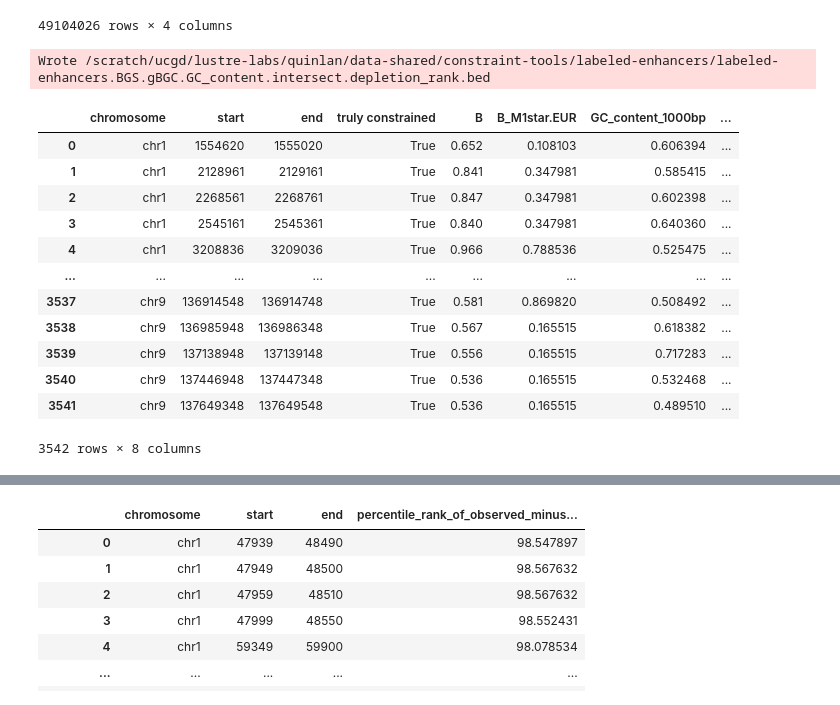
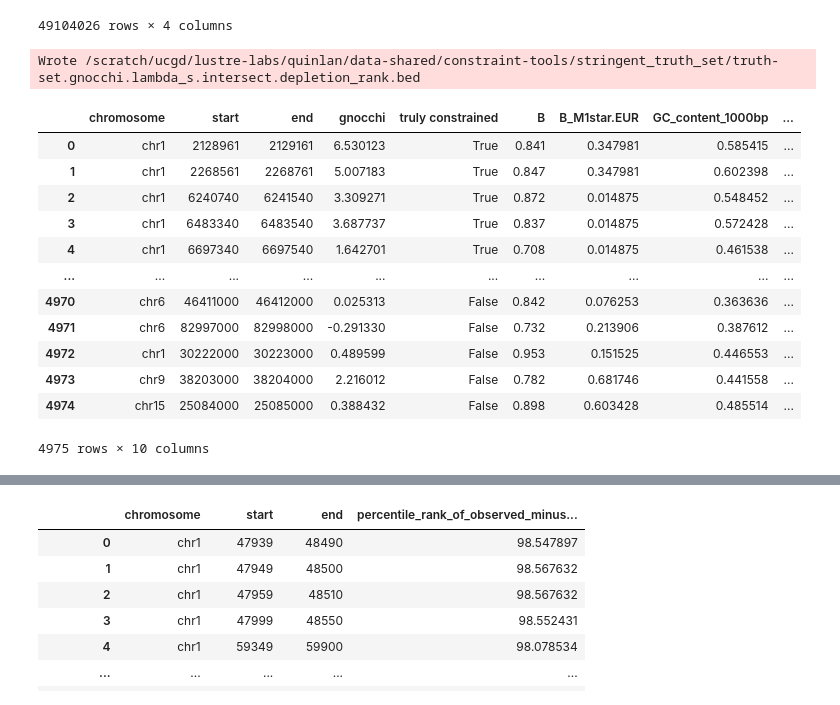
Before and after one commit to quinlan-lab/constraint-tools, a Jupyter notebook: papers/neutral_models_are_biased/8.labeled-enhancers/main.2.ipynb, the cells around one changed output, grey strips where cells are left out. Drawn from its saved outputs; the diff is of its cells as text; code cells hidden in the pictures.

Commit message:
generate identical truth sets for all four constraint metrics

```diff
--- a/papers/neutral_models_are_biased/8.labeled-enhancers/main.2.ipynb
+++ b/papers/neutral_models_are_biased/8.labeled-enhancers/main.2.ipynb
@@ -347,37 +271,31 @@ create_bed_file_of_depletion_rank_scores()
 | 49104025 | chr9 | 138172000 | 138172500 | 0.596496 |
 49104026 rows × 4 columns
 # %%
-def get_depletion_rank_for_essential_enhancers():
+def assign_depletion_rank_to_truth_set():
     df = intersect_and_aggregate(
-        a_filename_stem = f'{CONSTRAINT_TOOLS_DATA}/labeled-enhancers/labeled-enhancers.BGS.gBGC.GC_content',
+        a_filename_stem = f'{CONSTRAINT_TOOLS_DATA}/stringent_truth_set/truth-set.gnocchi.lambda_s',
         b_filename = f'{CONSTRAINT_TOOLS_DATA}/depletion_rank_scores/41586_2022_4965_MOESM3_ESM.reformatted.bed',
         b_class = 'depletion_rank',
         b_features = ['depletion_rank_constraint_score_complement'],
         b_class_aggregation_functions = [pl.col('depletion_rank_constraint_score_complement').max()] # expect that this pulls down the window that maximally overlaps enhancer
     )
-    df = df.filter(pl.col('truly constrained'))
-    df = df[['enhancer_chrom', 'enhancer_start', 'enhancer_end', 'truly constrained', 'B', 'B_M1star.EUR', 'GC_content_1000bp', 'depletion_rank_constraint_score_complement']]
-    df = df.rename({
-        'enhancer_chrom': 'chromosome',
-        'enhancer_start': 'start',
-        'enhancer_end': 'end',
-    })
     df = df.to_pandas()
+    df.to_csv(f'{CONSTRAINT_TOOLS_DATA}/stringent_truth_set/truth-set.gnocchi.lambda_s.depletion_rank.bed', sep='\t', index=False)
     return df
 
-get_depletion_rank_for_essential_enhancers()
+assign_depletion_rank_to_truth_set()
 # %% [output]
-Wrote /scratch/ucgd/lustre-labs/quinlan/data-shared/constraint-tools/labeled-enhancers/labeled-enhancers.BGS.gBGC.GC_content.intersect.depletion_rank.bed
+Wrote /scratch/ucgd/lustre-labs/quinlan/data-shared/constraint-tools/stringent_truth_set/truth-set.gnocchi.lambda_s.intersect.depletion_rank.bed
-|  | chromosome | start | end | truly constrained | B | B_M1star.EUR | GC_content_1000bp | ... |
-| 0 | chr1 | 1554620 | 1555020 | True | 0.652 | 0.108103 | 0.606394 | ... |
-| 1 | chr1 | 2128961 | 2129161 | True | 0.841 | 0.347981 | 0.585415 | ... |
-| 2 | chr1 | 2268561 | 2268761 | True | 0.847 | 0.347981 | 0.602398 | ... |
-| 3 | chr1 | 2545161 | 2545361 | True | 0.840 | 0.347981 | 0.640360 | ... |
-| 4 | chr1 | 3208836 | 3209036 | True | 0.966 | 0.788536 | 0.525475 | ... |
-| ... | ... | ... | ... | ... | ... | ... | ... | ... |
-| 3537 | chr9 | 136914548 | 136914748 | True | 0.581 | 0.869820 | 0.508492 | ... |
-| 3538 | chr9 | 136985948 | 136986348 | True | 0.567 | 0.165515 | 0.618382 | ... |
-| 3539 | chr9 | 137138948 | 137139148 | True | 0.556 | 0.165515 | 0.717283 | ... |
-| 3540 | chr9 | 137446948 | 137447348 | True | 0.536 | 0.165515 | 0.532468 | ... |
-| 3541 | chr9 | 137649348 | 137649548 | True | 0.536 | 0.165515 | 0.489510 | ... |
+|  | chromosome | start | end | gnocchi | truly constrained | B | B_M1star.EUR | GC_content_1000bp | ... |
+| 0 | chr1 | 2128961 | 2129161 | 6.530123 | True | 0.841 | 0.347981 | 0.585415 | ... |
+| 1 | chr1 | 2268561 | 2268761 | 5.007183 | True | 0.847 | 0.347981 | 0.602398 | ... |
+| 2 | chr1 | 6240740 | 6241540 | 3.309271 | True | 0.872 | 0.014875 | 0.548452 | ... |
+| 3 | chr1 | 6483340 | 6483540 | 3.687737 | True | 0.837 | 0.014875 | 0.572428 | ... |
+| 4 | chr1 | 6697340 | 6697540 | 1.642701 | True | 0.708 | 0.014875 | 0.461538 | ... |
+| ... | ... | ... | ... | ... | ... | ... | ... | ... | ... |
+| 4970 | chr6 | 46411000 | 46412000 | 0.025313 | False | 0.842 | 0.076253 | 0.363636 | ... |
+| 4971 | chr6 | 82997000 | 82998000 | -0.291330 | False | 0.732 | 0.213906 | 0.387612 | ... |
+| 4972 | chr1 | 30222000 | 30223000 | 0.489599 | False | 0.953 | 0.151525 | 0.446553 | ... |
+| 4973 | chr9 | 38203000 | 38204000 | 2.216012 | False | 0.782 | 0.681746 | 0.441558 | ... |
+| 4974 | chr15 | 25084000 | 25085000 | 0.388432 | False | 0.898 | 0.603428 | 0.485514 | ... |
-3542 rows × 8 columns
+4975 rows × 10 columns
```
Also changed, not shown: parts of 24 cells of this notebook.
